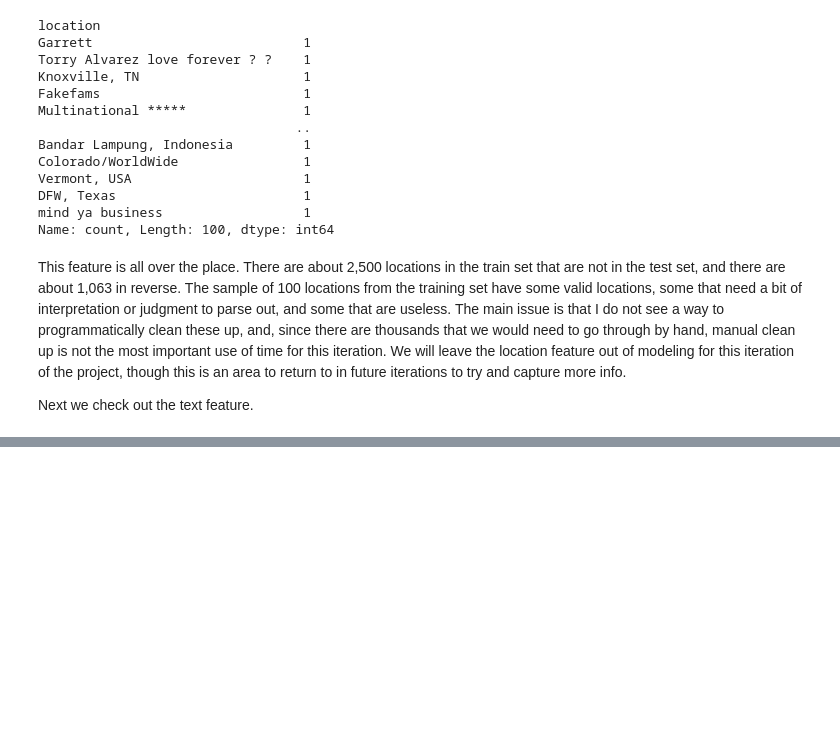
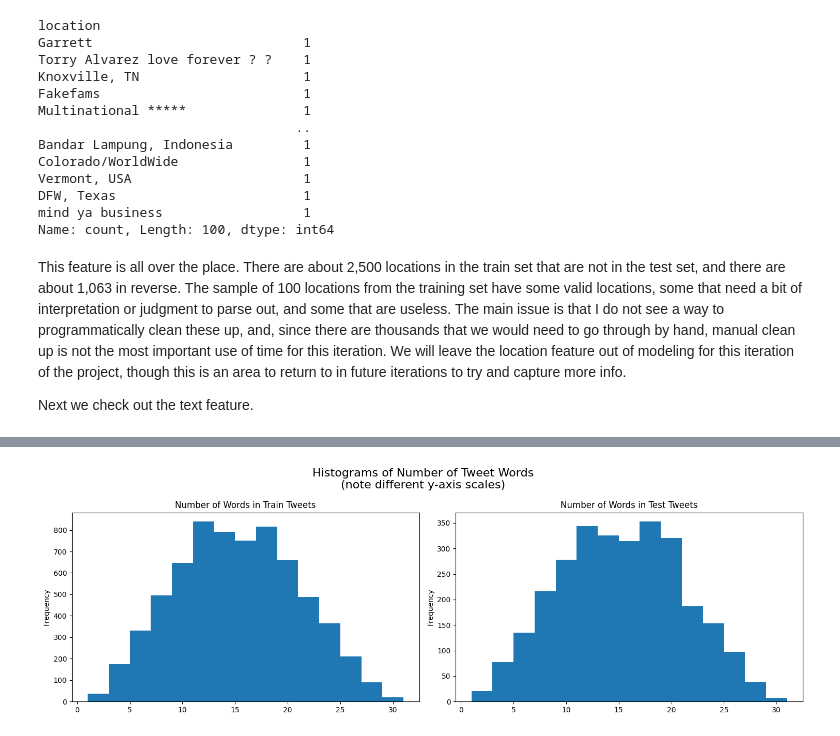
Before and after one commit to jhleakakos/msds-nlp-disaster-tweets, a Jupyter notebook: talk_about_a_disaster.ipynb, the cells around one changed output, grey strips where cells are left out. Saved outputs shown, nothing was run; the diff lists cells and outputs as text; code cells hidden in the pictures; blank space fills up the shorter version.

```diff
--- a/talk_about_a_disaster.ipynb
+++ b/talk_about_a_disaster.ipynb
@@ -400,0 +434,25 @@ Name: text, dtype: float64
+# %%
+fig, axes = plt.subplots(
+    nrows=1
+    , ncols=2
+    , figsize=(15, 5)
+)
+
+tweet_num_words_train.plot(
+    kind='hist'
+    , ax=axes[0]
+    , bins=15
+);
+axes[0].set_title('Number of Words in Train Tweets')
+
+tweet_num_words_test.plot(
+    kind='hist'
+    , ax=axes[1]
+    , bins=15
+);
+axes[1].set_title('Number of Words in Test Tweets')
+
+fig.suptitle('Histograms of Number of Tweet Words\n(note different y-axis scales)', fontsize=16)
+plt.tight_layout()
+# %% [output]
+[figure, added]
```
Also changed, not shown: parts of 10 cells of this notebook.
